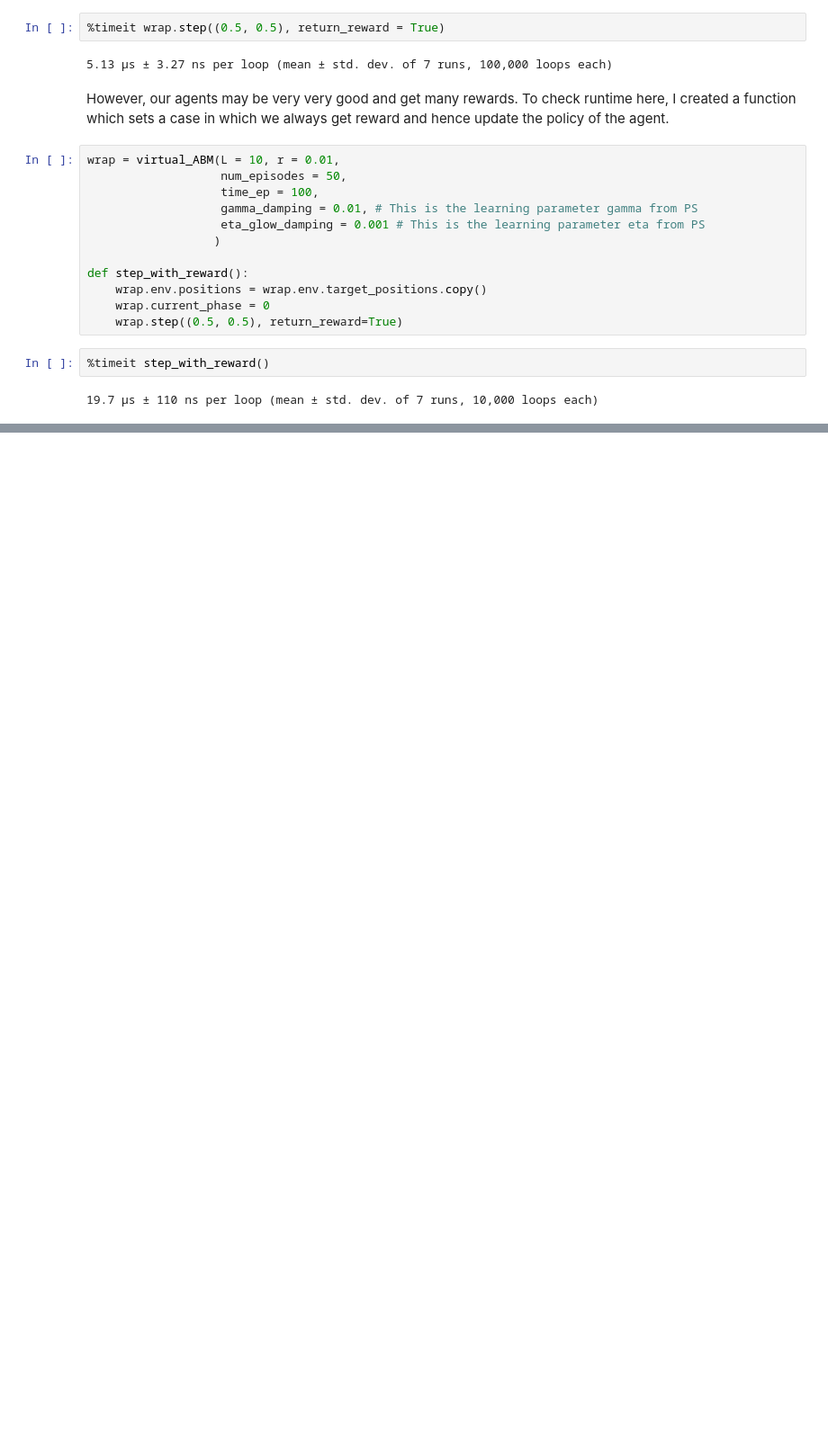
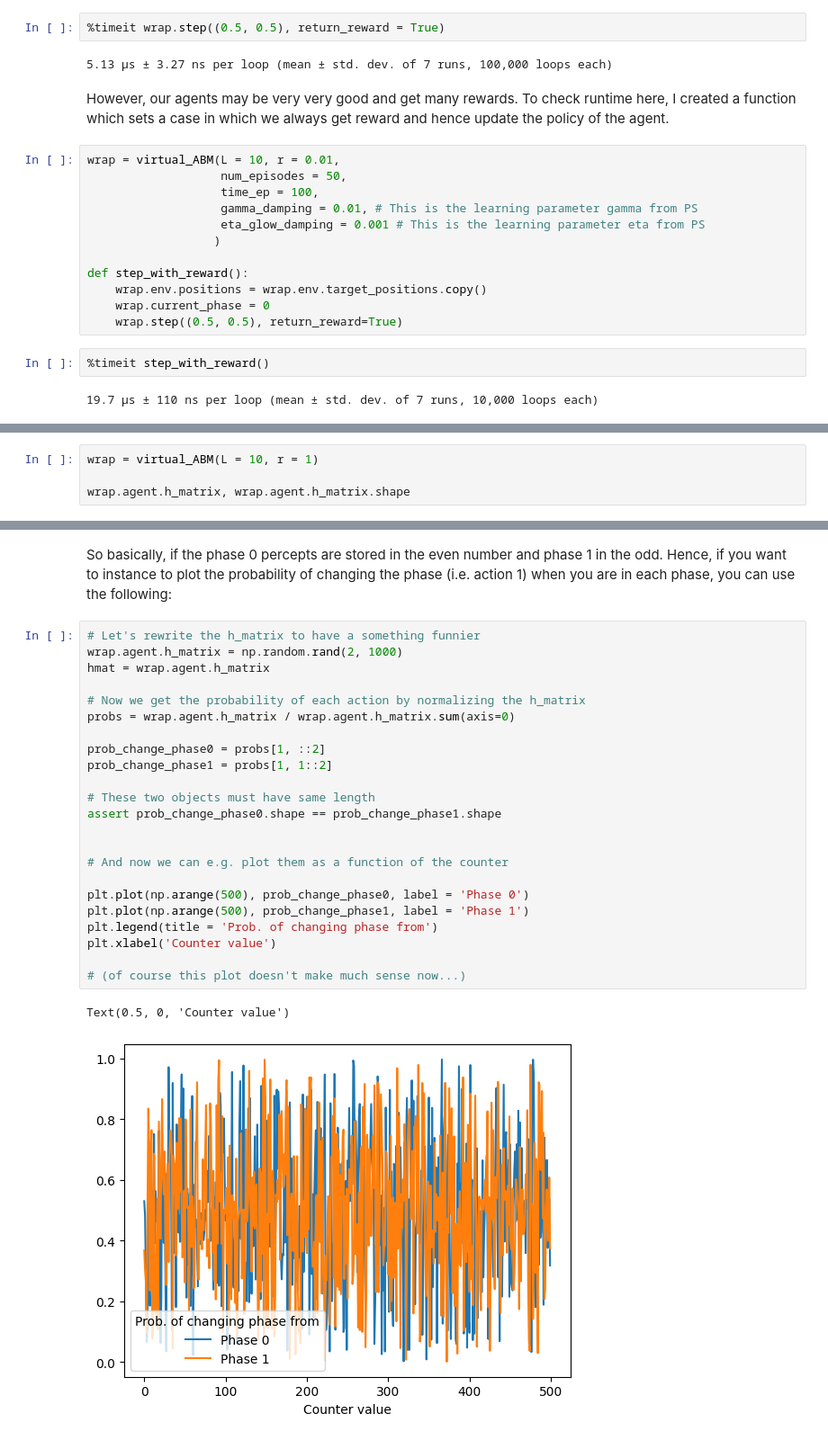
Before and after one commit to gorkamunoz/rl_opts, a Jupyter notebook: nbs/tutorials/tutorial_virtual_abm.ipynb, the cells around one changed output, grey strips where cells are left out. Shown at 90% size. Drawn from its saved outputs; the diff is of its cells as text; blank space fills up the shorter version.

Commit message:
added h-matrix visualization in tutorial

```diff
--- a/nbs/tutorials/tutorial_virtual_abm.ipynb
+++ b/nbs/tutorials/tutorial_virtual_abm.ipynb
@@ -220,0 +224,4 @@ def step_with_reward():
+# %%
+wrap = virtual_ABM(L = 10, r = 1)
+
+wrap.agent.h_matrix, wrap.agent.h_matrix.shape
@@ -220,0 +257,28 @@ def step_with_reward():
+# %% [markdown]
+So basically, if the phase 0 percepts are stored in the even number and phase 1 in the odd. Hence, if you want to instance to plot the probability of changing the phase (i.e. action 1) when you are in each phase, you can use the following:
+# %%
+# Let's rewrite the h_matrix to have a something funnier
+wrap.agent.h_matrix = np.random.rand(2, 1000)
+hmat = wrap.agent.h_matrix
+
+# Now we get the probability of each action by normalizing the h_matrix
+probs = wrap.agent.h_matrix / wrap.agent.h_matrix.sum(axis=0)
+
+prob_change_phase0 = probs[1, ::2]
+prob_change_phase1 = probs[1, 1::2]
+
+# These two objects must have same length
+assert prob_change_phase0.shape == prob_change_phase1.shape
+
+
+# And now we can e.g. plot them as a function of the counter
+
+plt.plot(np.arange(500), prob_change_phase0, label = 'Phase 0')
+plt.plot(np.arange(500), prob_change_phase1, label = 'Phase 1')
+plt.legend(title = 'Prob. of changing phase from')
+plt.xlabel('Counter value')
+
+# (of course this plot doesn't make much sense now...)
+# %% [output]
+Text(0.5, 0, 'Counter value')
+[figure, added]
```
Also changed, not shown: parts of 7 cells of this notebook, 1 other file.
